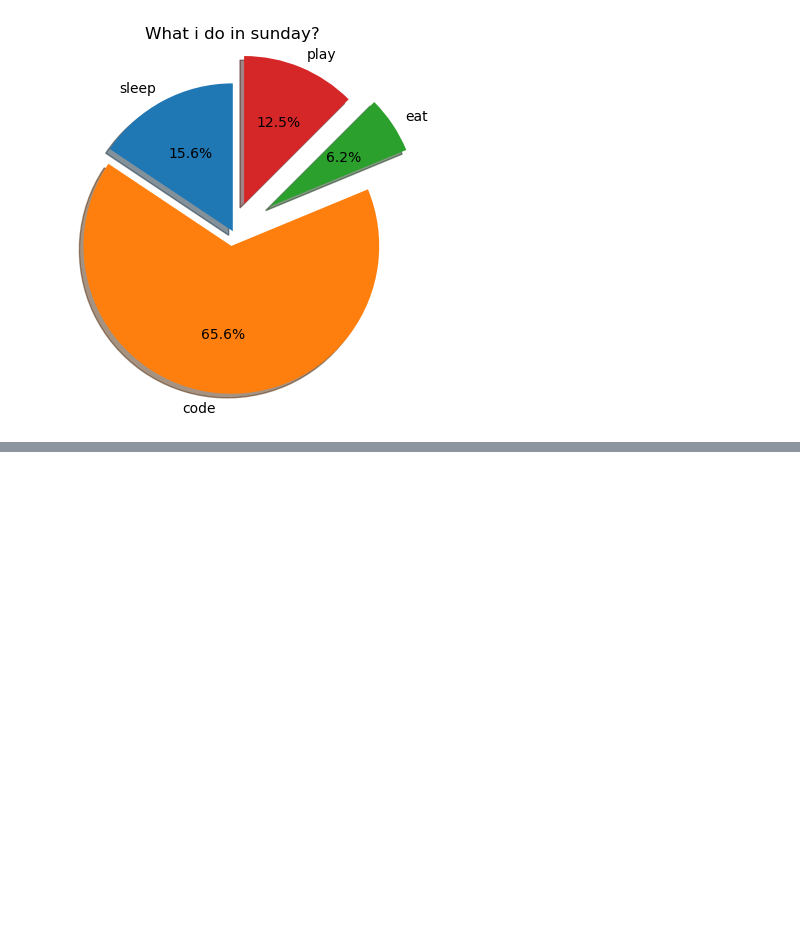
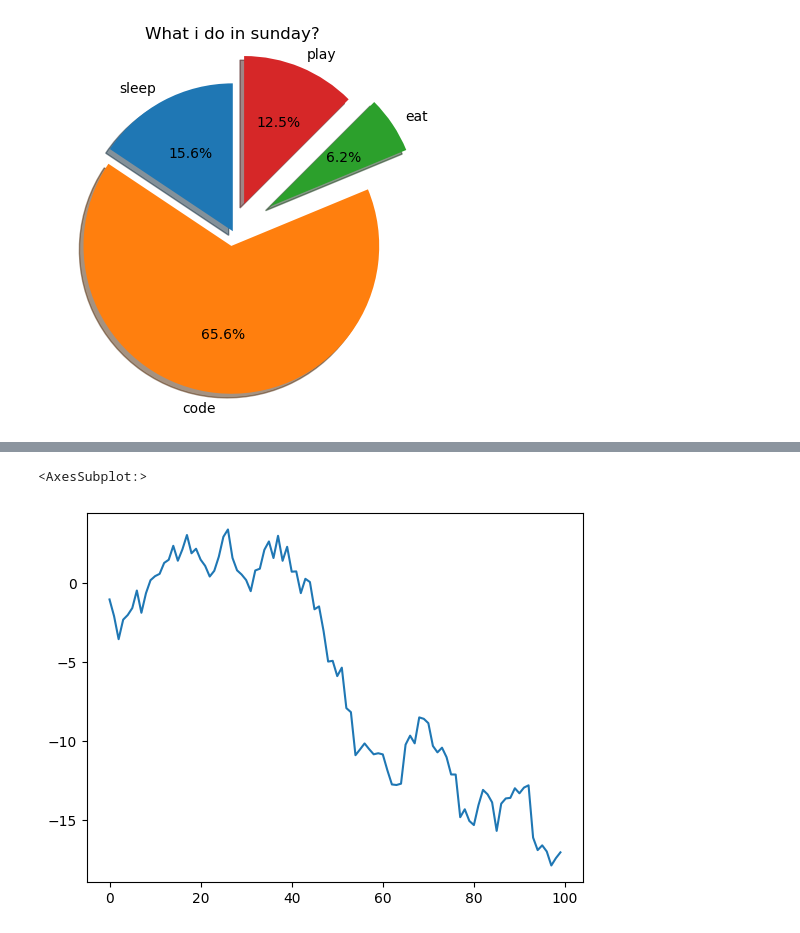
Before and after one commit to 960Subhamsingh/Data-Sciences, a Jupyter notebook: matplotlib/mat.ipynb, the cells around one changed output, grey strips where cells are left out. Drawn from its saved outputs; the diff is of its cells as text; code cells hidden in the pictures; blank space fills up the shorter version.

```diff
--- a/matplotlib/mat.ipynb
+++ b/matplotlib/mat.ipynb
@@ -31,0 +37,3 @@ plt.show()
+# %%
+data = pd.Series(np.random.randn(1,100).cumsum())
+data
@@ -31,0 +53,5 @@ plt.show()
+# %%
+data.plot()
+# %% [output]
+<AxesSubplot:>
+[figure, added]
```
Also changed, not shown: parts of 26 cells of this notebook, 3 other files.
